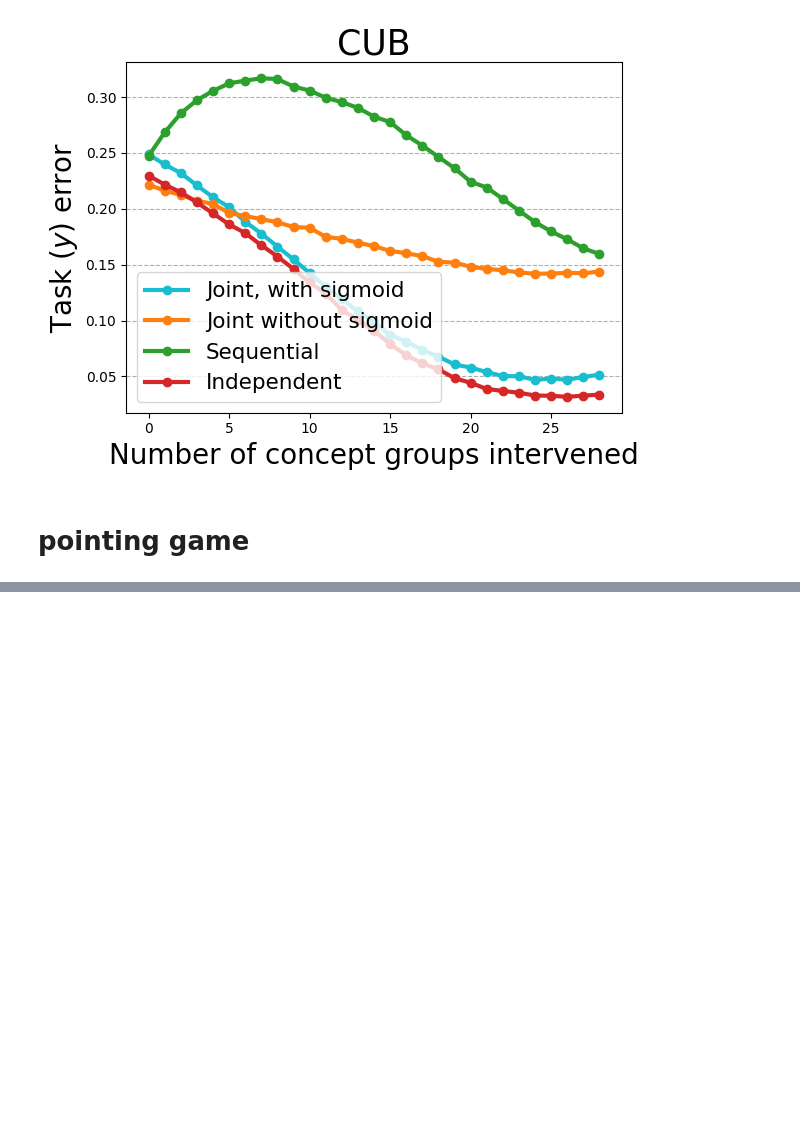
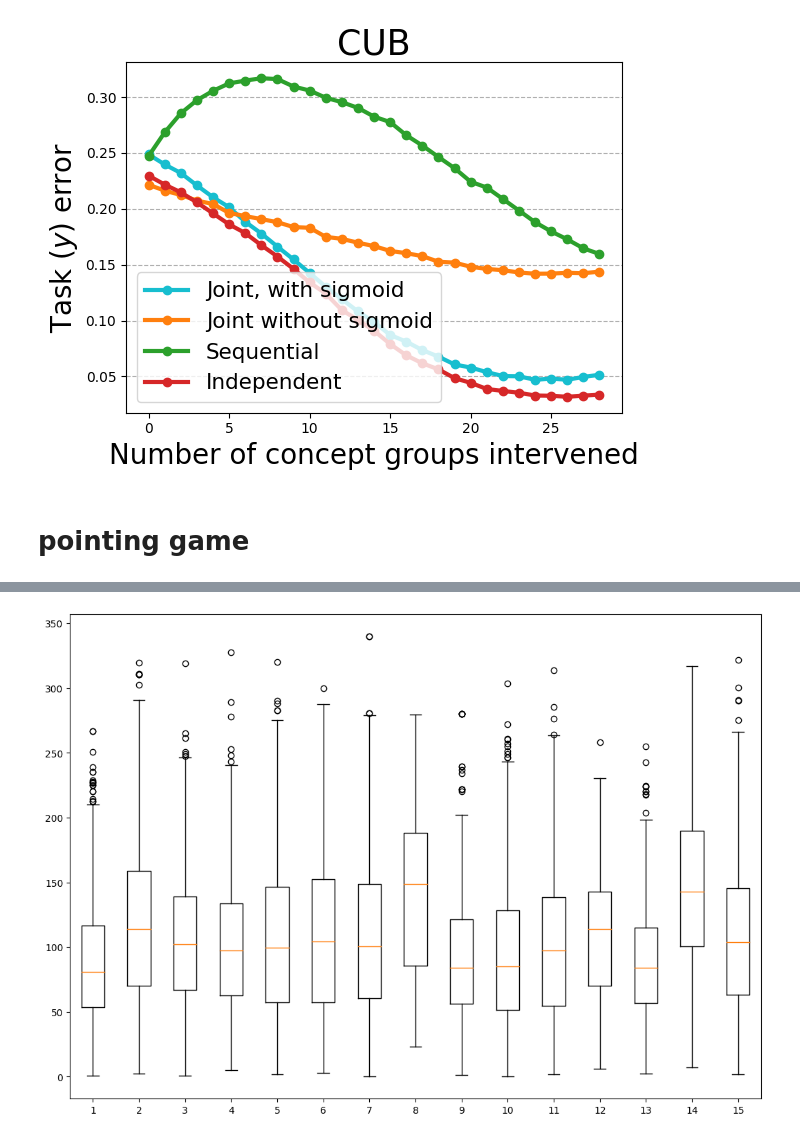
Before and after one commit to JackFurby/explainable-concept-bottleneck-models, a Jupyter notebook: plot.ipynb, the cells around one changed output, grey strips where cells are left out. Drawn from its saved outputs; the diff is of its cells as text; code cells hidden in the pictures; blank space fills up the shorter version.

```diff
--- a/plot.ipynb
+++ b/plot.ipynb
@@ -49,0 +92,17 @@ plt.show()
+# %%
+LRP_values = [LRP_dist[key] for key in range(len(LRP_dist))]
+IG_values = [(sum(IG_dist[key]) / len(IG_dist[key])) for key in range(len(IG_dist))]
+part_labels = ("back", "beak", "belly", "breast", "crown", "forehead", "left eye", "left leg", "left wing", "nape", "right eye", "right leg", "right wing", "tail", "throat")
+
+fig = plt.figure(figsize =(10, 7))
+
+# Creating axes instance
+ax = fig.add_axes([0, 0, 1, 1])
+
+# Creating plot
+bp = ax.boxplot(LRP_values)
+
+# show plot
+plt.show()
+# %% [output]
+[figure, added]
```
Also changed, not shown: parts of 4 cells of this notebook, 1 other file.
